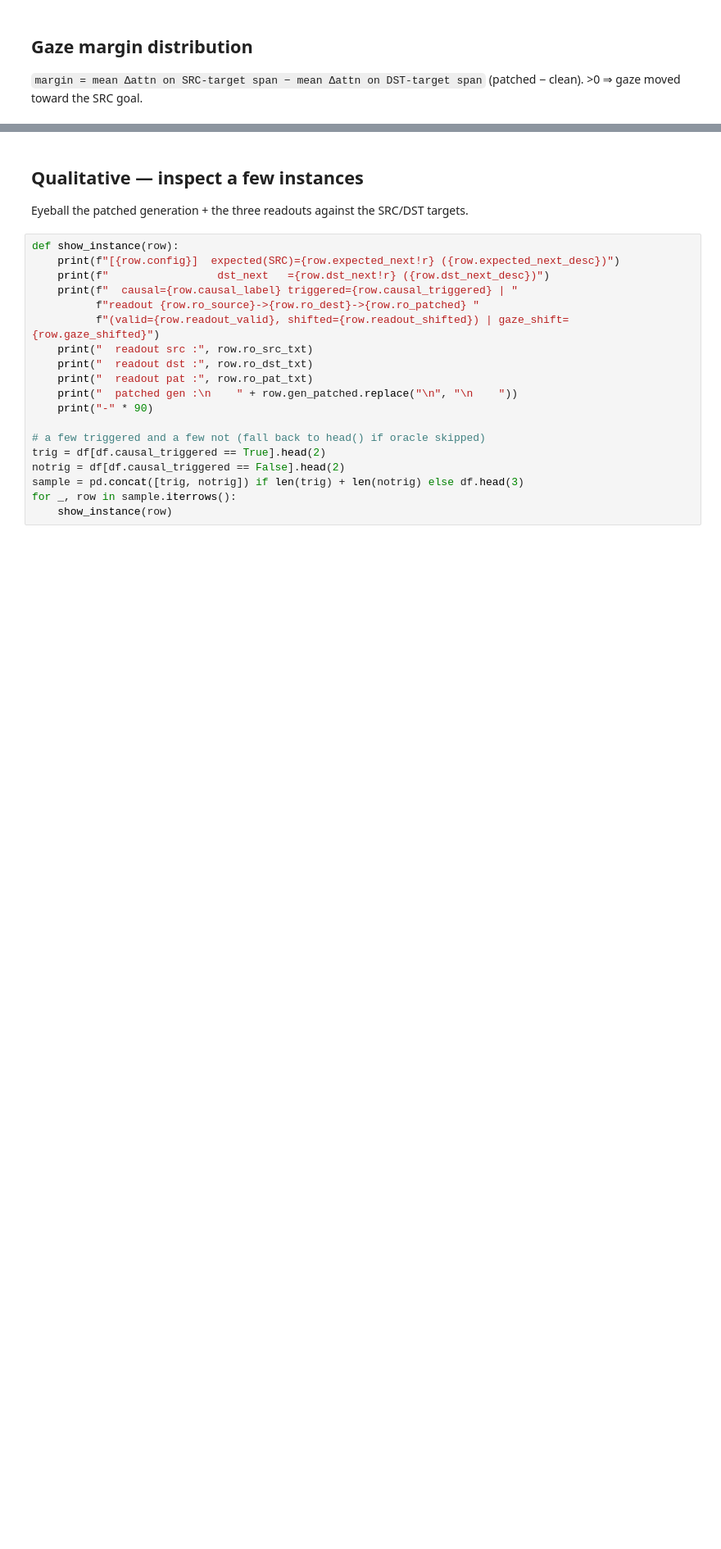
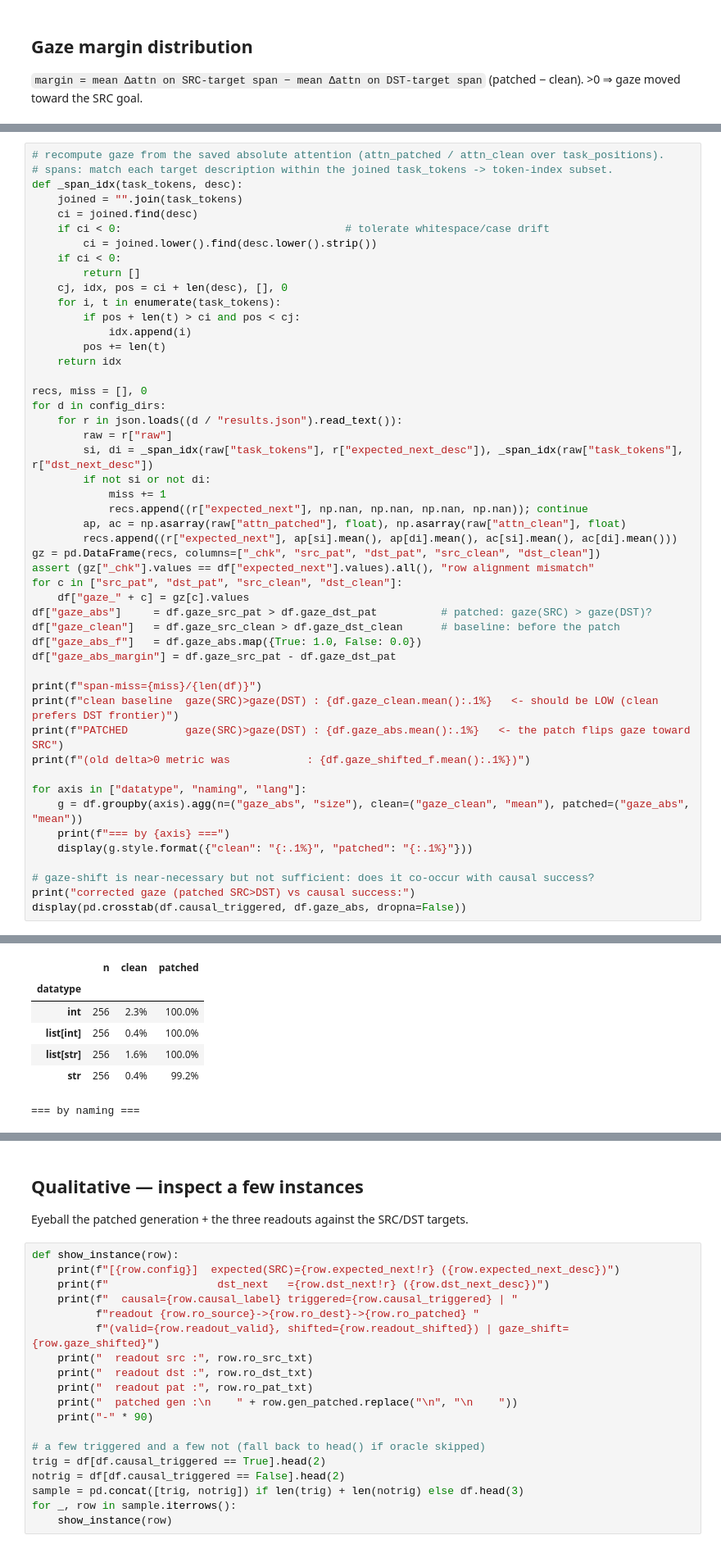
Before and after one commit to arnab-api/goals, a Jupyter notebook: notebooks/diff/04.1_eval_results.ipynb, the cells around one changed output, grey strips where cells are left out. Shown at 82% size. Cells and saved outputs as stored; diff of their text form; blank space fills up the shorter version.

```diff
--- a/notebooks/diff/04.1_eval_results.ipynb
+++ b/notebooks/diff/04.1_eval_results.ipynb
@@ -176,0 +243,50 @@ else:
+# %%
+# recompute gaze from the saved absolute attention (attn_patched / attn_clean over task_positions).
+# spans: match each target description within the joined task_tokens -> token-index subset.
+def _span_idx(task_tokens, desc):
+    joined = "".join(task_tokens)
+    ci = joined.find(desc)
+    if ci < 0:                                   # tolerate whitespace/case drift
+        ci = joined.lower().find(desc.lower().strip())
+    if ci < 0:
+        return []
+    cj, idx, pos = ci + len(desc), [], 0
+    for i, t in enumerate(task_tokens):
+        if pos + len(t) > ci and pos < cj:
+            idx.append(i)
+        pos += len(t)
+    return idx
+
+recs, miss = [], 0
+for d in config_dirs:
+    for r in json.loads((d / "results.json").read_text()):
+        raw = r["raw"]
+        si, di = _span_idx(raw["task_tokens"], r["expected_next_desc"]), _span_idx(raw["task_tokens"], r["dst_next_desc"])
+        if not si or not di:
+            miss += 1
+            recs.append((r["expected_next"], np.nan, np.nan, np.nan, np.nan)); continue
+        ap, ac = np.asarray(raw["attn_patched"], float), np.asarray(raw["attn_clean"], float)
+        recs.append((r["expected_next"], ap[si].mean(), ap[di].mean(), ac[si].mean(), ac[di].mean()))
+gz = pd.DataFrame(recs, columns=["_chk", "src_pat", "dst_pat", "src_clean", "dst_clean"])
+assert (gz["_chk"].values == df["expected_next"].values).all(), "row alignment mismatch"
+for c in ["src_pat", "dst_pat", "src_clean", "dst_clean"]:
+    df["gaze_" + c] = gz[c].values
+df["gaze_abs"]     = df.gaze_src_pat > df.gaze_dst_pat          # patched: gaze(SRC) > gaze(DST)?
+df["gaze_clean"]   = df.gaze_src_clean > df.gaze_dst_clean      # baseline: before the patch
+df["gaze_abs_f"]   = df.gaze_abs.map({True: 1.0, False: 0.0})
+df["gaze_abs_margin"] = df.gaze_src_pat - df.gaze_dst_pat
+
+print(f"span-miss={miss}/{len(df)}")
+print(f"clean baseline  gaze(SRC)>gaze(DST) : {df.gaze_clean.mean():.1%}   <- should be LOW (clean prefers DST frontier)")
+print(f"PATCHED         gaze(SRC)>gaze(DST) : {df.gaze_abs.mean():.1%}   <- the patch flips gaze toward SRC")
+print(f"(old delta>0 metric was            : {df.gaze_shifted_f.mean():.1%})")
+
+for axis in ["datatype", "naming", "lang"]:
+    g = df.groupby(axis).agg(n=("gaze_abs", "size"), clean=("gaze_clean", "mean"), patched=("gaze_abs", "mean"))
+    print(f"=== by {axis} ===")
+    display(g.style.format({"clean": "{:.1%}", "patched": "{:.1%}"}))
+
+# gaze-shift is near-necessary but not sufficient: does it co-occur with causal success?
+print("corrected gaze (patched SRC>DST) vs causal success:")
+display(pd.crosstab(df.causal_triggered, df.gaze_abs, dropna=False))
+# %% [output]
@@ -176,0 +298,7 @@ else:
+|  | n | clean | patched |
+| datatype |  |  |  |
+| int | 256 | 2.3% | 100.0% |
+| list[int] | 256 | 0.4% | 100.0% |
+| list[str] | 256 | 1.6% | 100.0% |
+| str | 256 | 0.4% | 99.2% |
+=== by naming ===
```
Also changed, not shown: parts of 13 cells of this notebook, 2 other files.
